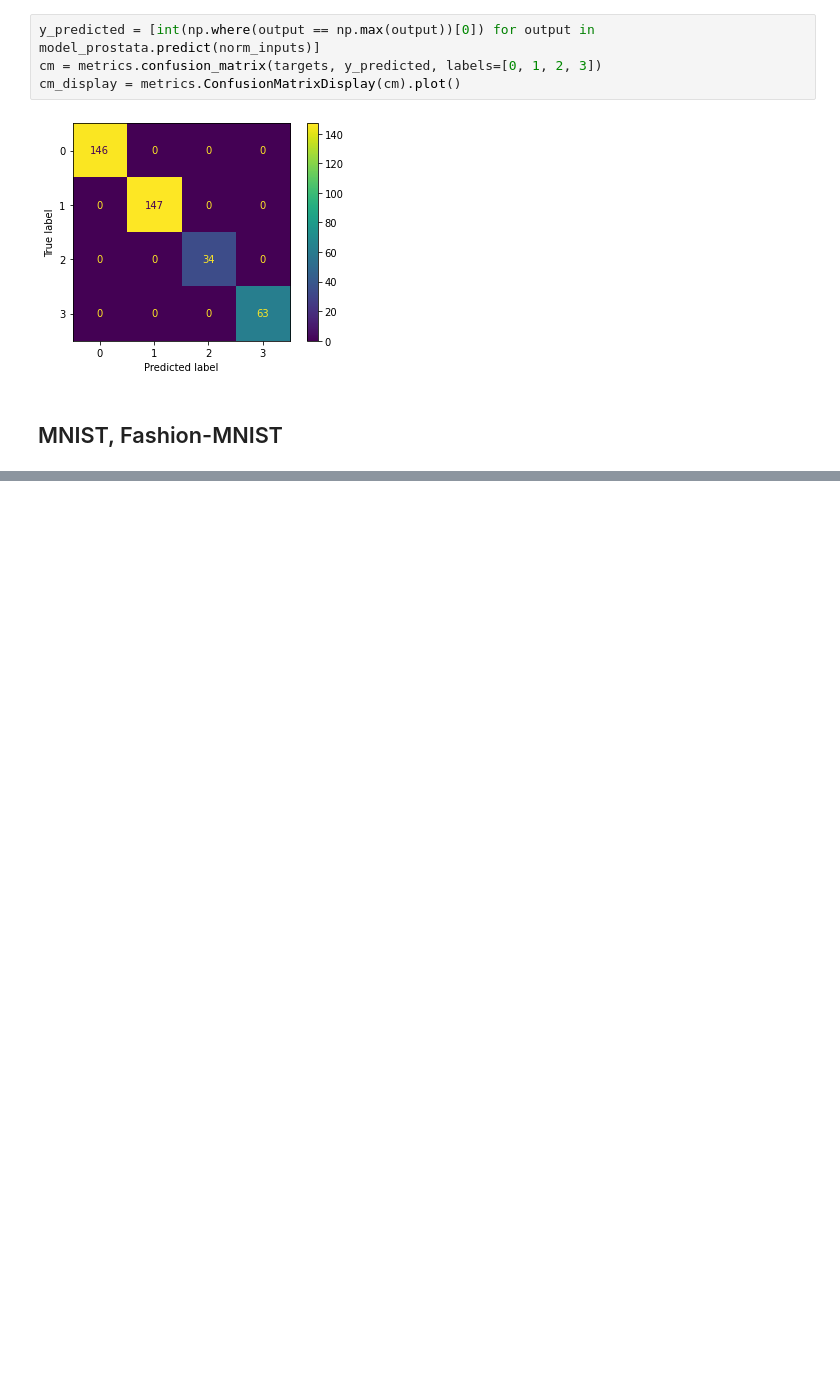
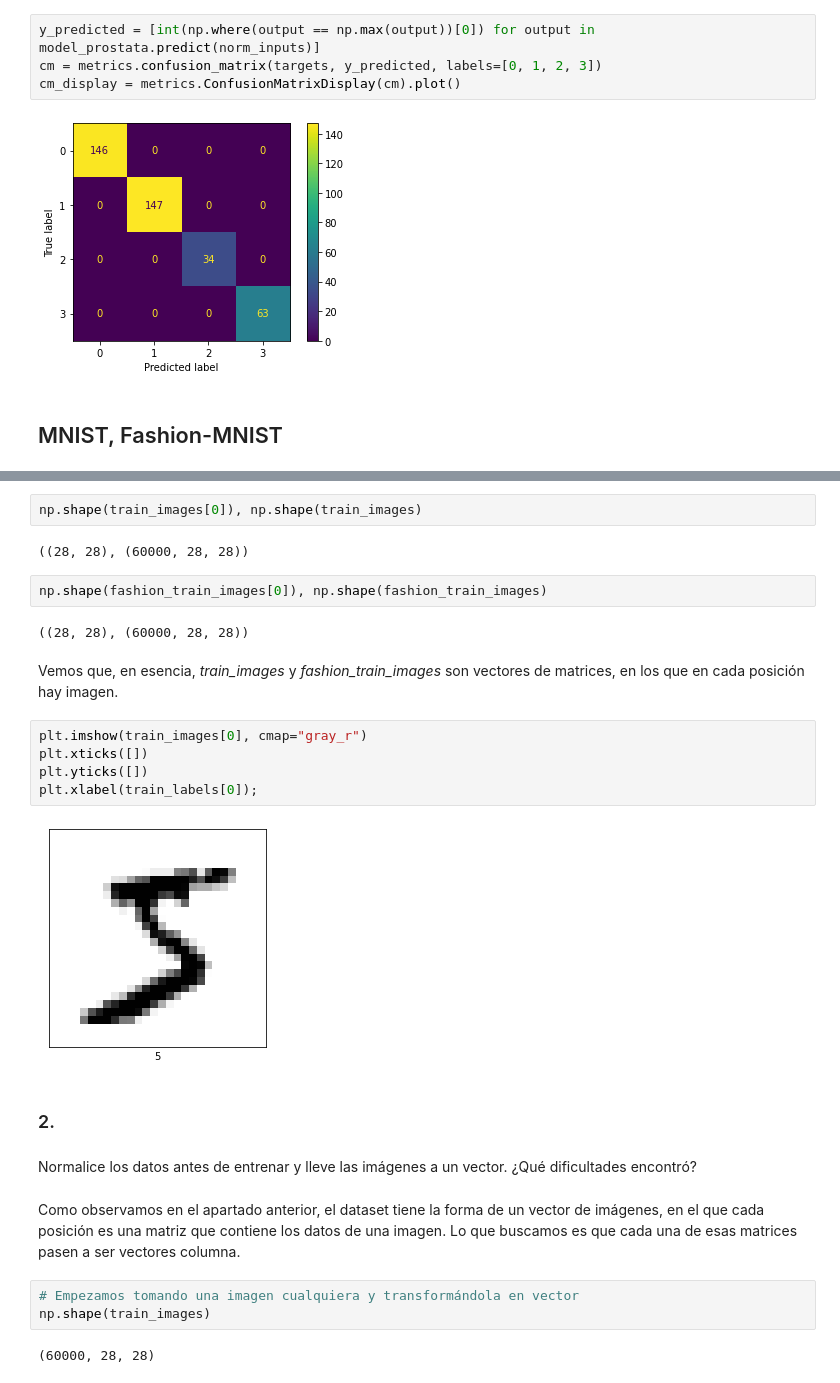
Before and after one commit to Nacho2904/CURSO-LEARNING1, a Jupyter notebook: regresion_logistica.ipynb, the cells around one changed output, grey strips where cells are left out. Drawn from its saved outputs; the diff is of its cells as text; blank space fills up the shorter version.

```diff
--- a/regresion_logistica.ipynb
+++ b/regresion_logistica.ipynb
@@ -436,0 +528,28 @@ cm_display = metrics.ConfusionMatrixDisplay(cm).plot()
+# %%
+np.shape(train_images[0]), np.shape(train_images)
+# %% [output]
+((28, 28), (60000, 28, 28))
+# %%
+np.shape(fashion_train_images[0]), np.shape(fashion_train_images)
+# %% [output]
+((28, 28), (60000, 28, 28))
+# %% [markdown]
+Vemos que, en esencia, *train_images* y *fashion_train_images* son vectores de matrices, en los que en cada posición hay imagen.
+# %%
+plt.imshow(train_images[0], cmap="gray_r")
+plt.xticks([])
+plt.yticks([])
+plt.xlabel(train_labels[0]);
+# %% [output]
+[figure, added]
+# %% [markdown]
+### 2.
+# %% [markdown]
+Normalice los datos antes de entrenar y lleve las imágenes a un vector. ¿Qué dificultades encontró?
+# %% [markdown]
+Como observamos en el apartado anterior, el dataset tiene la forma de un vector de imágenes, en el que cada posición es una matriz que contiene los datos de una imagen. Lo que buscamos es que cada una de esas matrices pasen a ser vectores columna.
+# %%
+# Empezamos tomando una imagen cualquiera y transformándola en vector
+np.shape(train_images)
+# %% [output]
+(60000, 28, 28)
```
Also changed, not shown: parts of 11 cells of this notebook.
